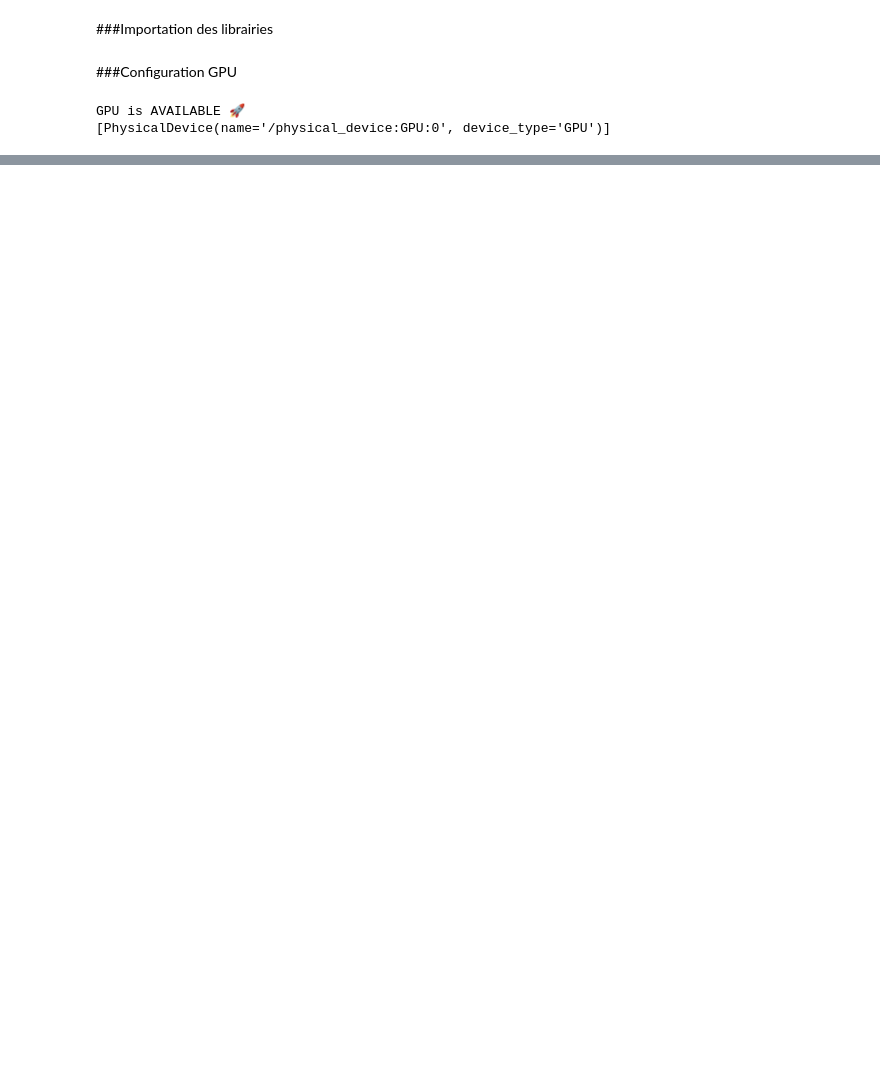
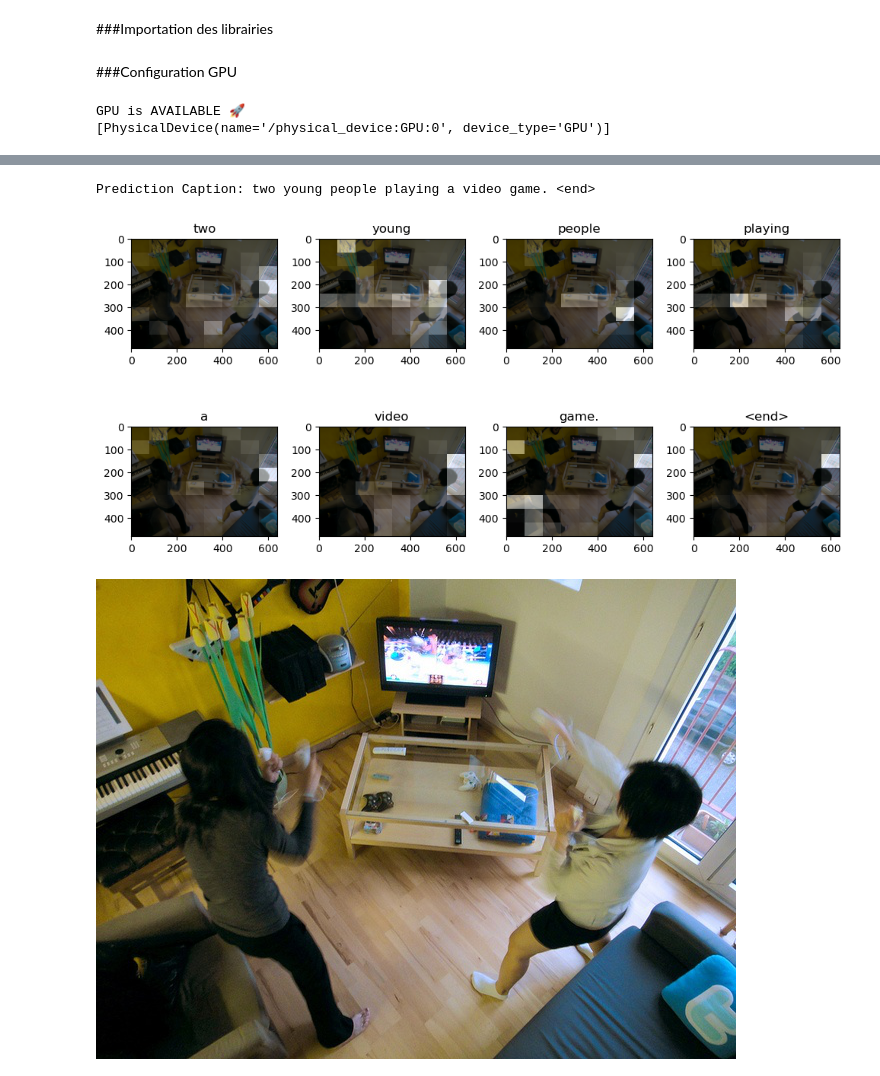
Before and after one commit to ramdaniAli/CNN_RNN, a Jupyter notebook: RNN_captioning.ipynb, the cells around one changed output, grey strips where cells are left out. Drawn from its saved outputs; the diff is of its cells as text; code cells hidden in the pictures; blank space fills up the shorter version.

```diff
--- a/RNN_captioning.ipynb
+++ b/RNN_captioning.ipynb
@@ -469,0 +477,20 @@ Prediction Caption: a guy on a skatepark <end>
+# %%
+test_folder = './test/Dataset'
+
+test_images = os.listdir(test_folder)
+
+test_images = [os.path.join(test_folder, image) for image in test_images]
+
+rid = np.random.randint(0, len(test_images))
+
+image = test_images[rid]
+
+result, attention_plot = evaluate(image)
+
+print ('Prediction Caption:', ' '.join(result))
+plot_attention(image, result, attention_plot)
+Image.open(image)
+# %% [output]
+Prediction Caption: two young people playing a video game. <end>
+[figure, added]
+[figure, added]
```
Also changed, not shown: parts of 53 cells of this notebook.
